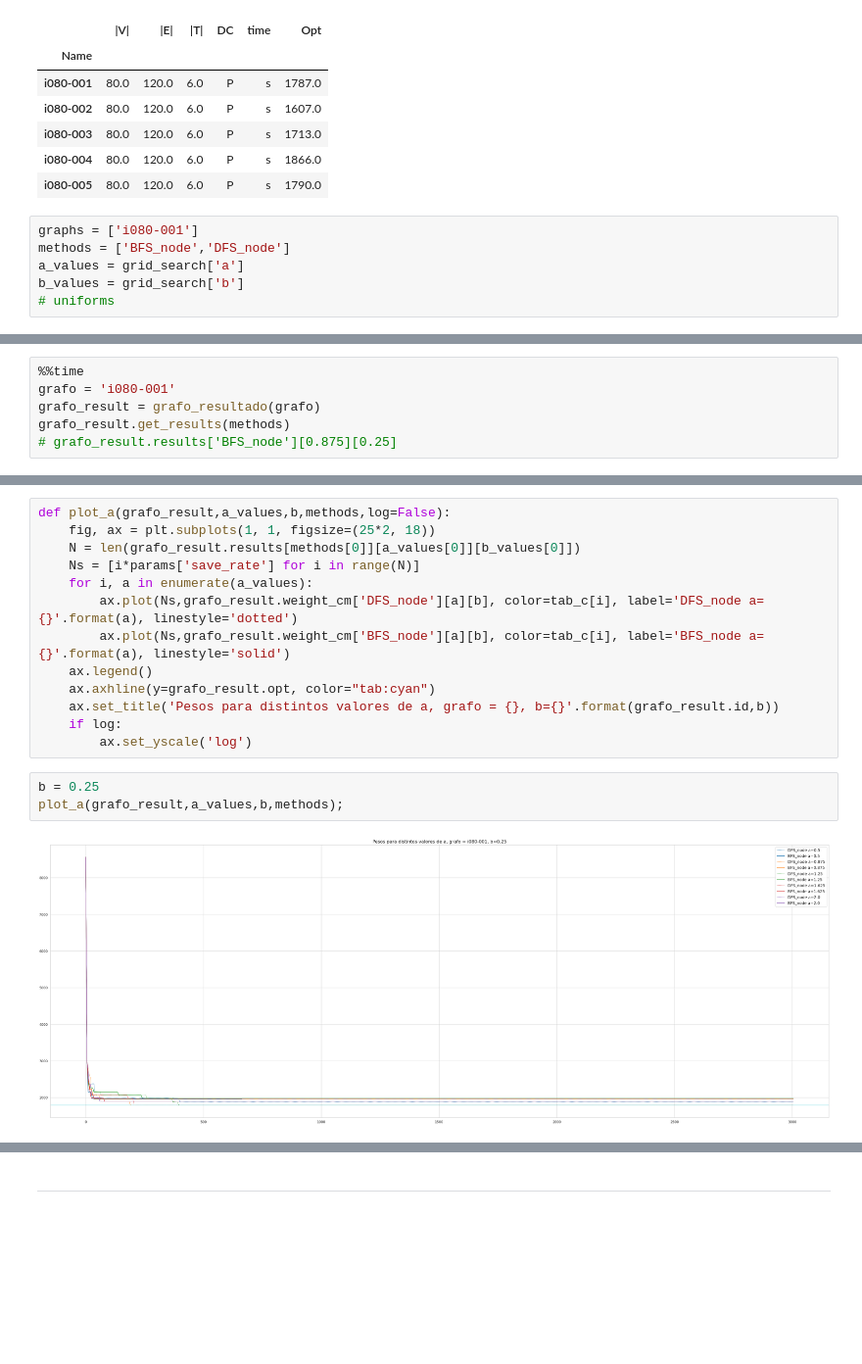
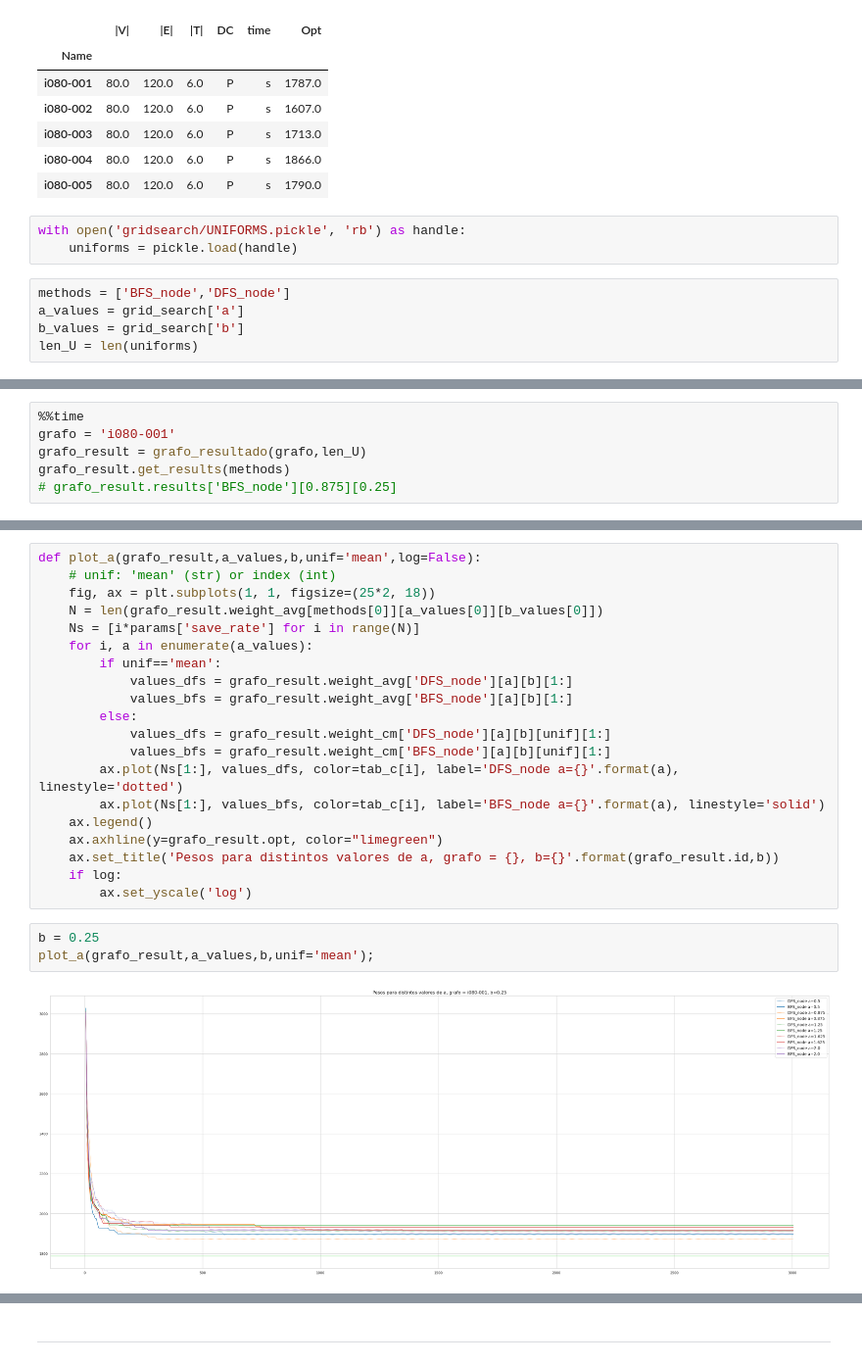
Before and after one commit to camilocarvajalreyes/steiner-tree-annealing, a Jupyter notebook: GridSearch.ipynb, the cells around one changed output, grey strips where cells are left out. Shown: that part at 98% size. Cells and saved outputs as stored; diff of their text form; blank space fills up the shorter version.

Commit message:
add gridsearch exploration second version

```diff
--- a/GridSearch.ipynb
+++ b/GridSearch.ipynb
@@ -66,11 +67,13 @@ df_opt.head()
 | i080-003 | 80.0 | 120.0 | 6.0 | P | s | 1713.0 |
 | i080-004 | 80.0 | 120.0 | 6.0 | P | s | 1866.0 |
 | i080-005 | 80.0 | 120.0 | 6.0 | P | s | 1790.0 |
+# %%
+with open('gridsearch/UNIFORMS.pickle', 'rb') as handle:
+    uniforms = pickle.load(handle)
 # %%
-graphs = ['i080-001']
 methods = ['BFS_node','DFS_node']
 a_values = grid_search['a']
 b_values = grid_search['b']
-# uniforms
+len_U = len(uniforms)
 # %%
 class grafo_resultado(object):
@@ -151,7 +159,7 @@ class grafo_resultado(object):
 # %%
 %%time
 grafo = 'i080-001'
-grafo_result = grafo_resultado(grafo)
+grafo_result = grafo_resultado(grafo,len_U)
 grafo_result.get_results(methods)
 # grafo_result.results['BFS_node'][0.875][0.25]
 # %% [output]
@@ -166,19 +174,26 @@ Wall time: 196 ms
 # %%
-def plot_a(grafo_result,a_values,b,methods,log=False):
+def plot_a(grafo_result,a_values,b,unif='mean',log=False):
+    # unif: 'mean' (str) or index (int)
     fig, ax = plt.subplots(1, 1, figsize=(25*2, 18))
-    N = len(grafo_result.results[methods[0]][a_values[0]][b_values[0]])
+    N = len(grafo_result.weight_avg[methods[0]][a_values[0]][b_values[0]])
     Ns = [i*params['save_rate'] for i in range(N)]
     for i, a in enumerate(a_values):
-        ax.plot(Ns,grafo_result.weight_cm['DFS_node'][a][b], color=tab_c[i], label='DFS_node a={}'.format(a), linestyle='dotted')
-        ax.plot(Ns,grafo_result.weight_cm['BFS_node'][a][b], color=tab_c[i], label='BFS_node a={}'.format(a), linestyle='solid')
+        if unif=='mean':
+            values_dfs = grafo_result.weight_avg['DFS_node'][a][b][1:]
+            values_bfs = grafo_result.weight_avg['BFS_node'][a][b][1:]
+        else:
+            values_dfs = grafo_result.weight_cm['DFS_node'][a][b][unif][1:]
+            values_bfs = grafo_result.weight_cm['BFS_node'][a][b][unif][1:]
+        ax.plot(Ns[1:], values_dfs, color=tab_c[i], label='DFS_node a={}'.format(a), linestyle='dotted')
+        ax.plot(Ns[1:], values_bfs, color=tab_c[i], label='BFS_node a={}'.format(a), linestyle='solid')
     ax.legend()
-    ax.axhline(y=grafo_result.opt, color="tab:cyan")
+    ax.axhline(y=grafo_result.opt, color="limegreen")
     ax.set_title('Pesos para distintos valores de a, grafo = {}, b={}'.format(grafo_result.id,b))
     if log:
         ax.set_yscale('log')
 # %%
 b = 0.25
-plot_a(grafo_result,a_values,b,methods);
+plot_a(grafo_result,a_values,b,unif='mean');
 # %% [output]
-[figure, old version]
+[figure, new version]
 # %%
```
Also changed, not shown: parts of 25 cells of this notebook.
